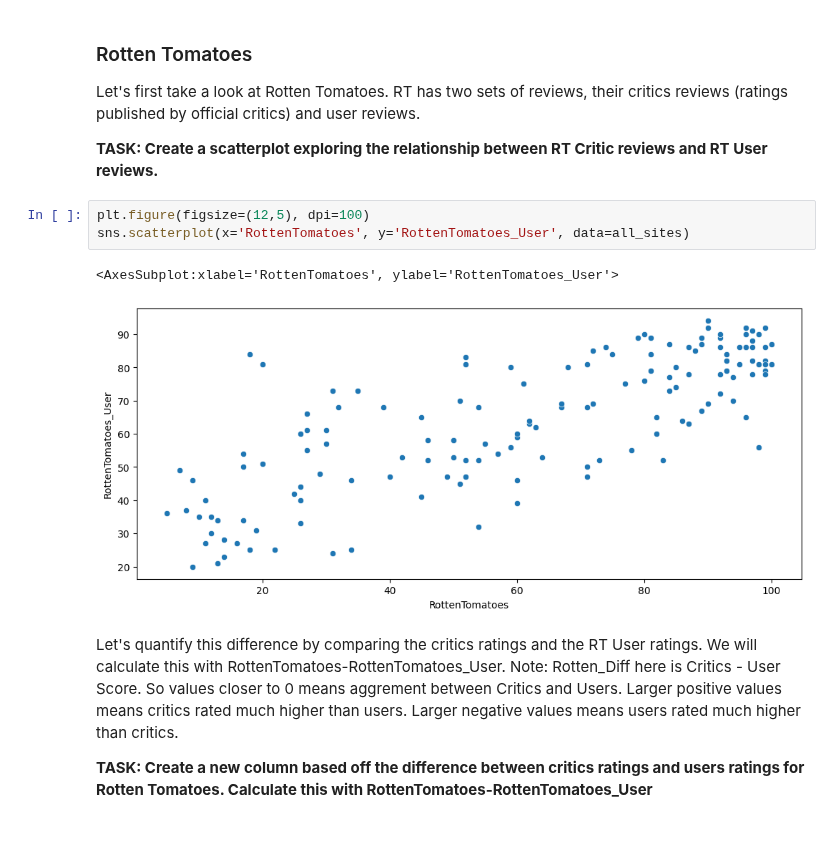
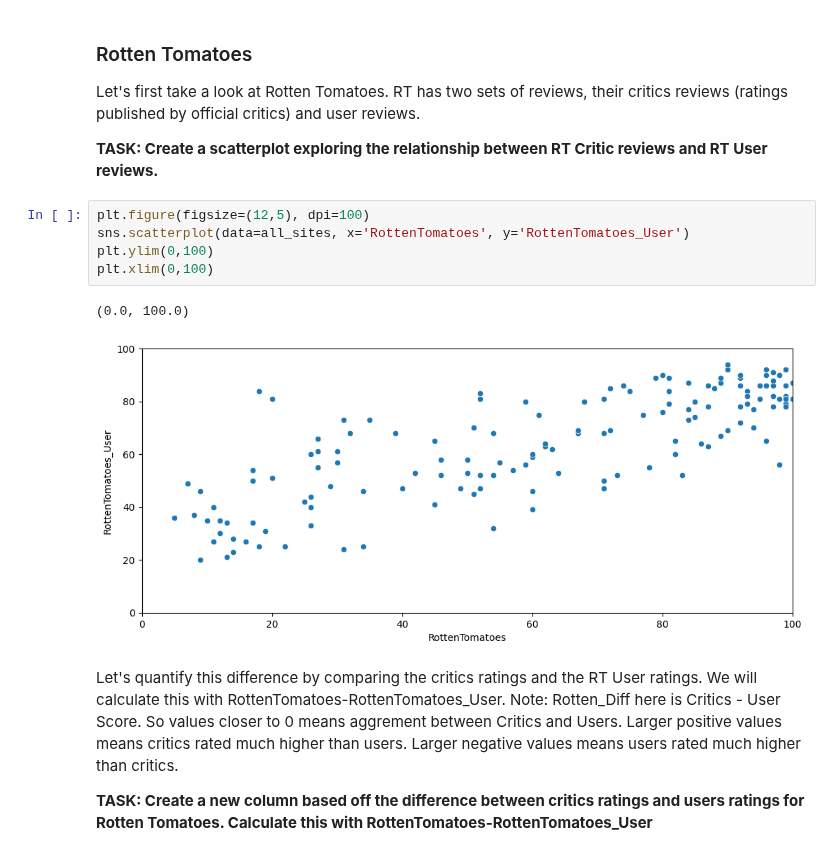
Before and after one commit to Denisse-AB/machine-learning, a Jupyter notebook: Capstone-Project-Numpy-Seaborn.ipynb, the cells around one changed output. Drawn from its saved outputs; the diff is of its cells as text.

```diff
--- a/Capstone-Project-Numpy-Seaborn.ipynb
+++ b/Capstone-Project-Numpy-Seaborn.ipynb
@@ -283,10 +283,12 @@ Let's first take a look at Rotten Tomatoes. RT has two sets of reviews, their cr
 **TASK: Create a scatterplot exploring the relationship between RT Critic reviews and RT User reviews.**
 # %%
 plt.figure(figsize=(12,5), dpi=100)
-sns.scatterplot(x='RottenTomatoes', y='RottenTomatoes_User', data=all_sites)
+sns.scatterplot(data=all_sites, x='RottenTomatoes', y='RottenTomatoes_User')
+plt.ylim(0,100)
+plt.xlim(0,100)
 # %% [output]
-<AxesSubplot:xlabel='RottenTomatoes', ylabel='RottenTomatoes_User'>
+(0.0, 100.0)
-[figure, old version]
+[figure, new version]
 # %% [markdown]
 Let's quantify this difference by comparing the critics ratings and the RT User ratings. We will calculate this with RottenTomatoes-RottenTomatoes_User. Note: Rotten_Diff here is Critics - User Score. So values closer to 0 means aggrement between Critics and Users. Larger positive values means critics rated much higher than users. Larger negative values means users rated much higher than critics.
 
```
Also changed, not shown: parts of 44 cells of this notebook.
